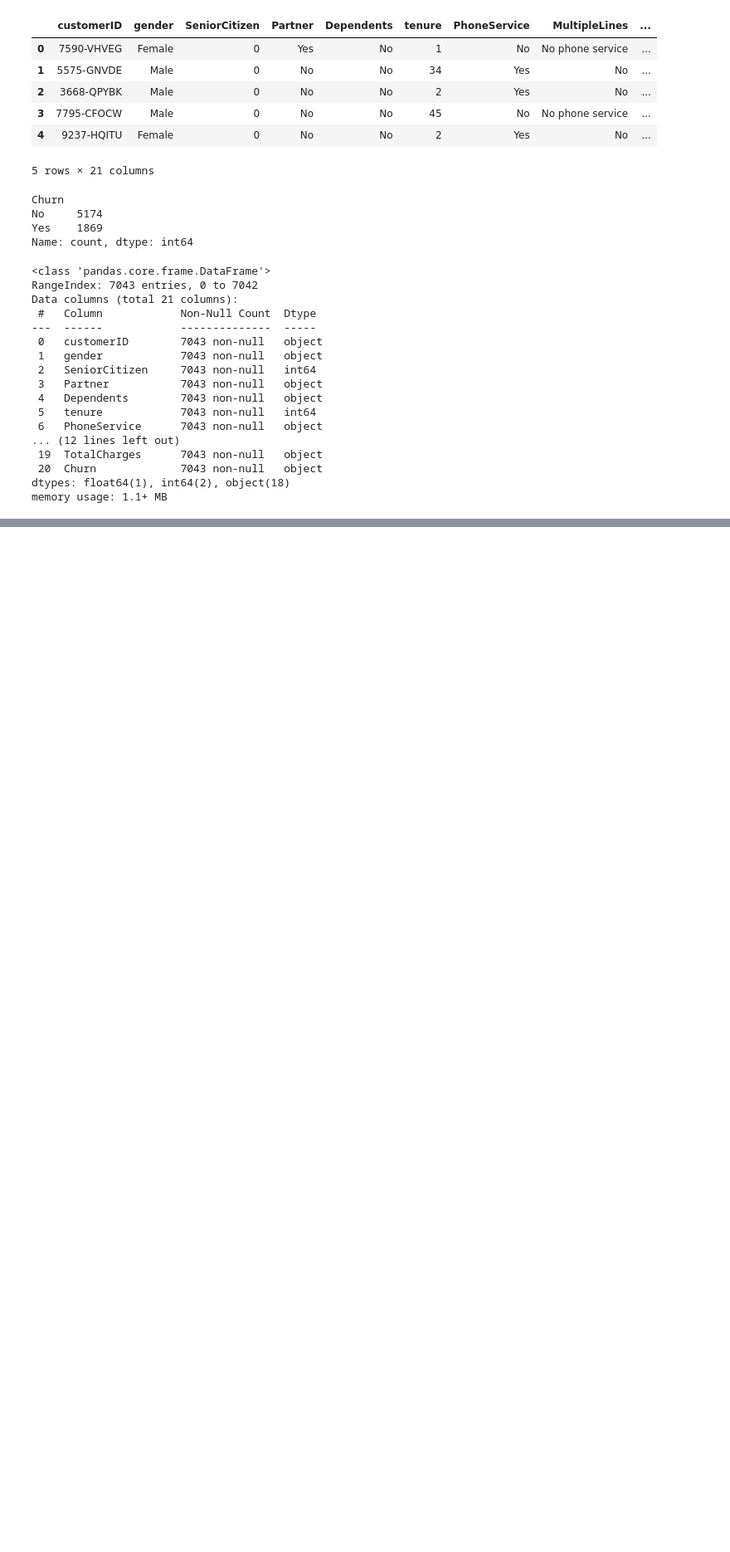
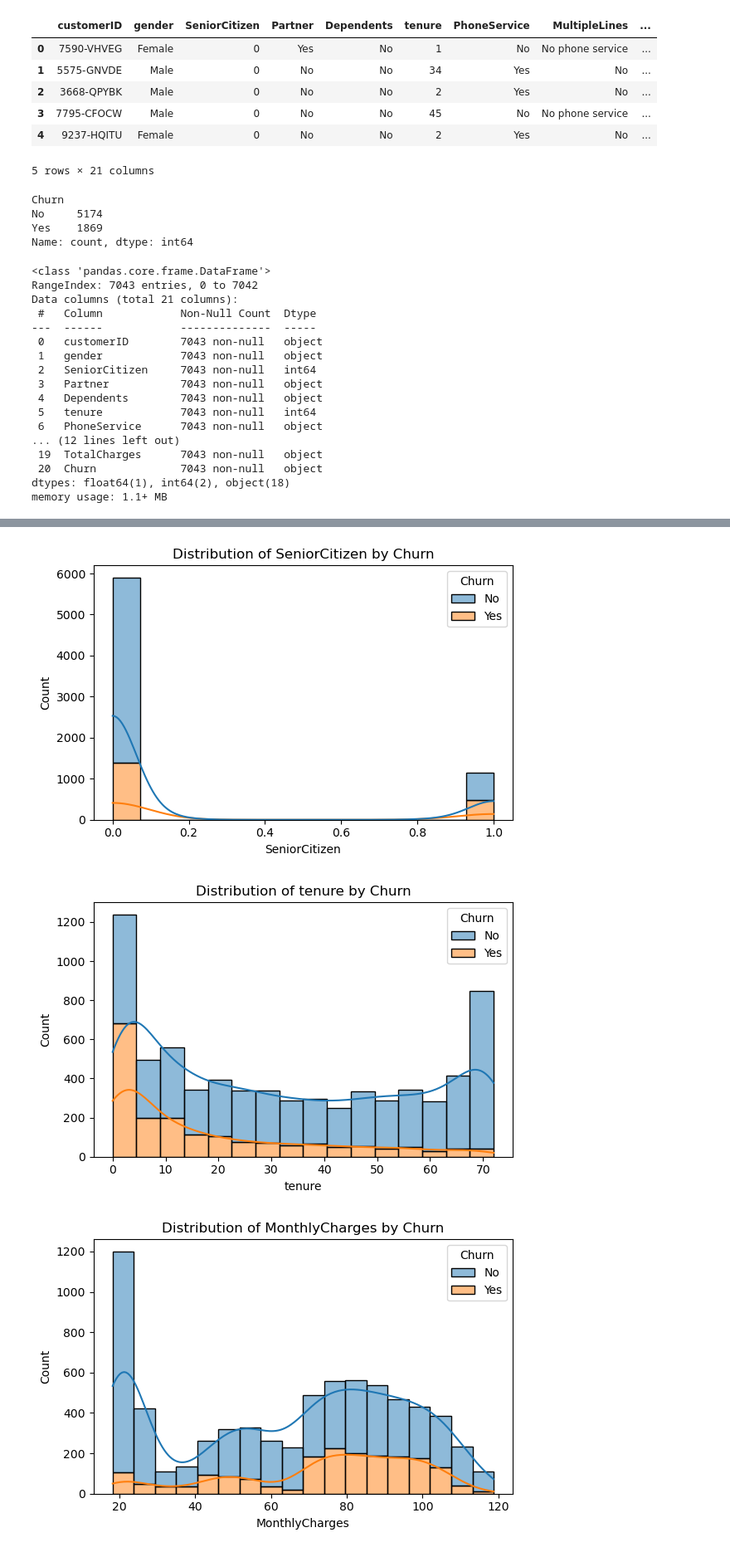
Before and after one commit to Ephrayyy/Classificateur, a Jupyter notebook: Project_5.ipynb, the cells around one changed output, grey strips where cells are left out. Shown at 83% size. Cells and saved outputs as stored; diff of their text form; code cells hidden in the pictures; blank space fills up the shorter version.

```diff
--- a/Project_5.ipynb
+++ b/Project_5.ipynb
@@ -968,0 +1010,22 @@ memory usage: 1.1+ MB
+# %%
+# Convert 'TotalCharges' to numeric (some entries might be empty strings)
+churn['TotalCharges'] = pd.to_numeric(churn['TotalCharges'], errors='coerce')
+
+# Drop customerID for visualization purposes
+df_viz = churn.drop(columns=['customerID'])
+
+# Separate numerical and categorical columns
+numerical_cols = df_viz.select_dtypes(include=['int64', 'float64']).columns
+categorical_cols = df_viz.select_dtypes(include=['object']).drop(columns=['Churn']).columns
+
+# Plot numerical variables
+for col in numerical_cols:
+    plt.figure(figsize=(6, 4))
+    sns.histplot(data=df_viz, x=col, kde=True, hue='Churn', multiple='stack')
+    plt.title(f'Distribution of {col} by Churn')
+    plt.tight_layout()
+    plt.show()
+# %% [output]
+[figure, added]
+[figure, added]
+[figure, added]
```
Also changed, not shown: parts of 17 cells of this notebook.
